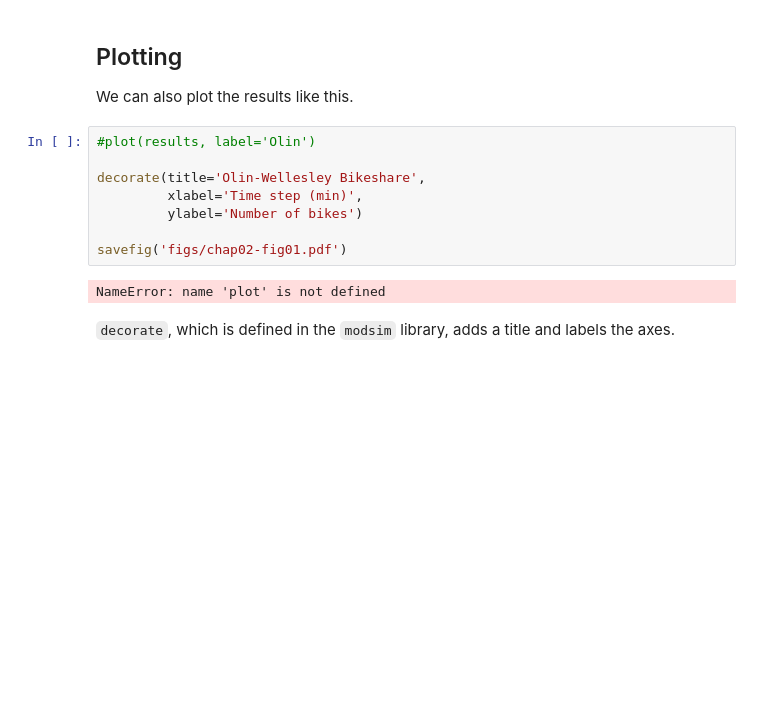
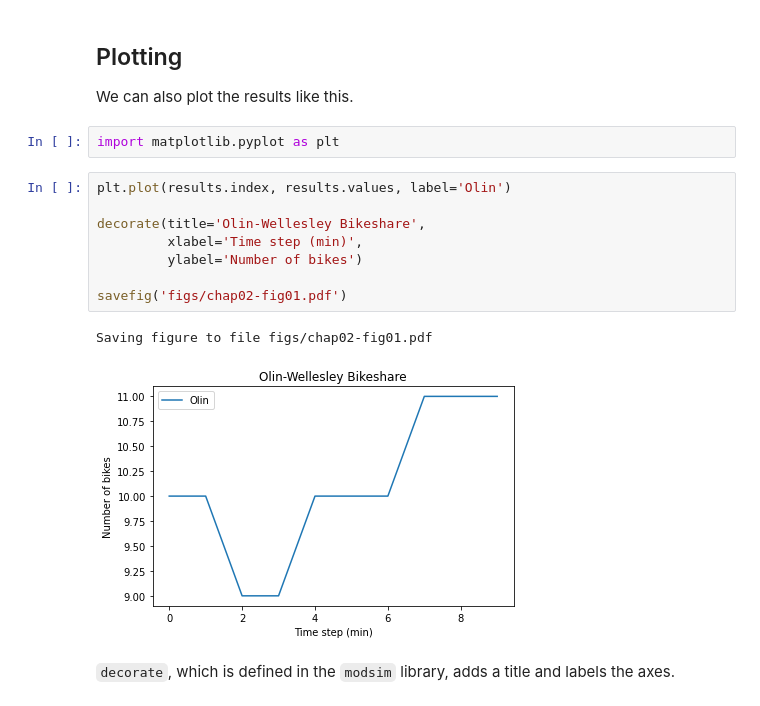
Before and after one commit to man-of-moose/ModSimPy, a Jupyter notebook: notebooks/chap02.ipynb, the cells around one changed output. Cells and saved outputs as stored; diff of their text form; blank space fills up the shorter version.

```diff
--- a/notebooks/chap02.ipynb
+++ b/notebooks/chap02.ipynb
@@ -370,16 +369,19 @@ You can read the documentation of `Series` [here](https://pandas.pydata.org/pand
 ## Plotting
 
 We can also plot the results like this.
+# %%
+import matplotlib.pyplot as plt
 # %%
-#plot(results, label='Olin')
+plt.plot(results.index, results.values, label='Olin')
 
 decorate(title='Olin-Wellesley Bikeshare',
          xlabel='Time step (min)',
          ylabel='Number of bikes')
 
 savefig('figs/chap02-fig01.pdf')
 # %% [output]
-NameError: name 'plot' is not defined
+Saving figure to file figs/chap02-fig01.pdf
+[figure, added]
 # %% [markdown]
 `decorate`, which is defined in the `modsim` library, adds a title and labels the axes.
 # %%
```
Also changed, not shown: parts of 14 cells of this notebook, 2 other files.
